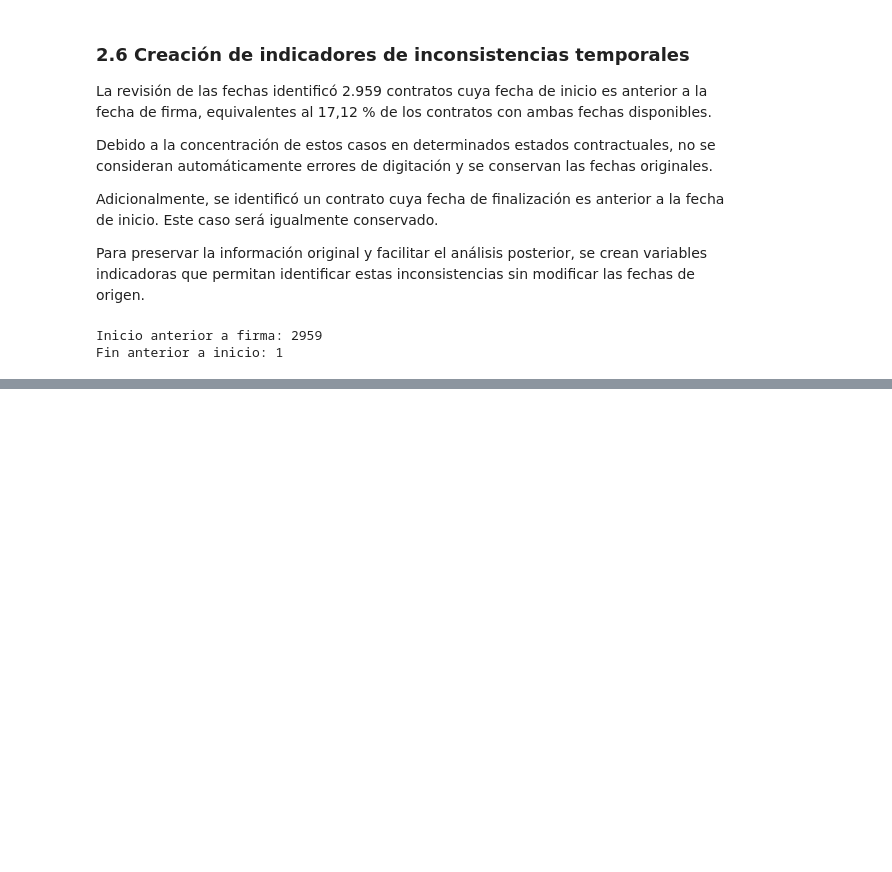
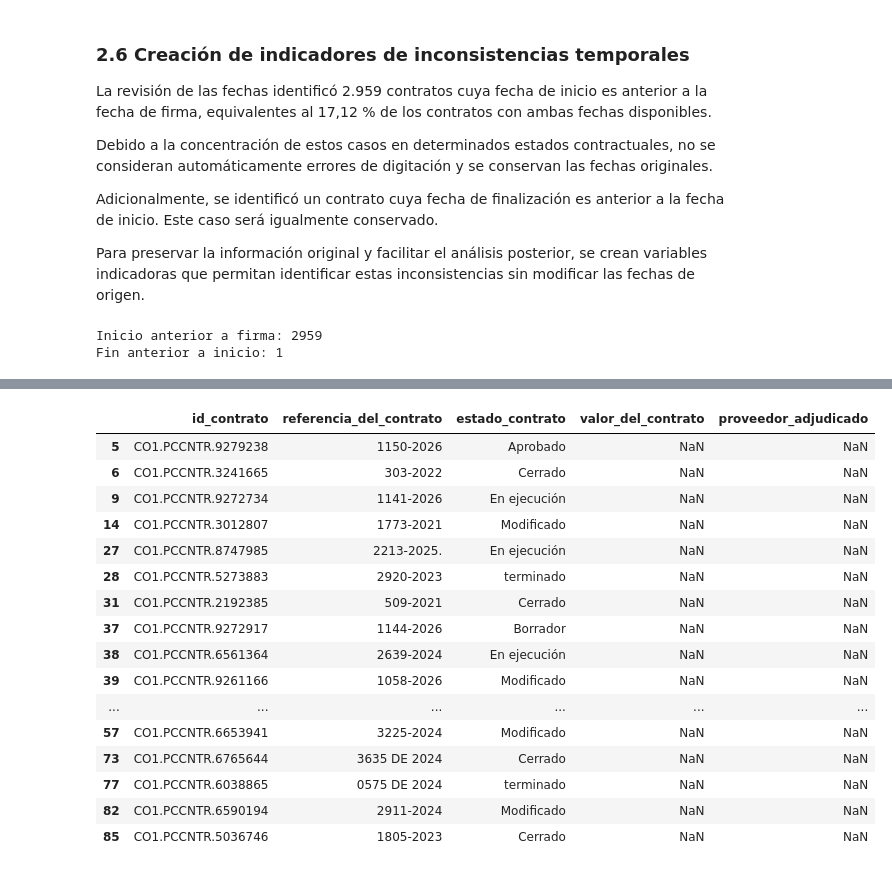
Before and after one commit to caldeeh/proyecto1-analitica-contratacion, a Jupyter notebook: Tarea 2/Pregunta 3/02_limpieza_p3.ipynb, the cells around one changed output, grey strips where cells are left out. Cells and saved outputs as stored; diff of their text form; code cells hidden in the pictures; blank space fills up the shorter version.

Commit message:
Completo el análisis de faltantes estructurales

```diff
--- a/Tarea 2/Pregunta 3/02_limpieza_p3.ipynb
+++ b/Tarea 2/Pregunta 3/02_limpieza_p3.ipynb
@@ -290,0 +757,7 @@ Fin anterior a inicio: 1
+# %%
+# Homologar "Sin Descripcion" como valor faltante
+
+df["proveedor_adjudicado"] = df["proveedor_adjudicado"].replace(
+    "Sin Descripcion",
+    pd.NA
+)
@@ -290,0 +813,37 @@ Fin anterior a inicio: 1
+# %%
+# Identificar el patrón común de faltantes
+
+columnas_4906 = [
+    "nombre_ordenador_del_gasto",
+    "numero_de_cuenta",
+    "tipo_de_cuenta",
+    "el_contrato_puede_ser_prorrogado",
+    "objeto_del_contrato",
+    "nombre_del_banco"
+]
+
+df[df[columnas_4906].isna().all(axis=1)][[
+    "id_contrato",
+    "referencia_del_contrato",
+    "estado_contrato",
+    "valor_del_contrato",
+    "proveedor_adjudicado"
+]].head(20)
+# %% [output]
+|  | id_contrato | referencia_del_contrato | estado_contrato | valor_del_contrato | proveedor_adjudicado |
+| 5 | CO1.PCCNTR.9279238 | 1150-2026 | Aprobado | NaN | NaN |
+| 6 | CO1.PCCNTR.3241665 | 303-2022 | Cerrado | NaN | NaN |
+| 9 | CO1.PCCNTR.9272734 | 1141-2026 | En ejecución | NaN | NaN |
+| 14 | CO1.PCCNTR.3012807 | 1773-2021 | Modificado | NaN | NaN |
+| 27 | CO1.PCCNTR.8747985 | 2213-2025. | En ejecución | NaN | NaN |
+| 28 | CO1.PCCNTR.5273883 | 2920-2023 | terminado | NaN | NaN |
+| 31 | CO1.PCCNTR.2192385 | 509-2021 | Cerrado | NaN | NaN |
+| 37 | CO1.PCCNTR.9272917 | 1144-2026 | Borrador | NaN | NaN |
+| 38 | CO1.PCCNTR.6561364 | 2639-2024 | En ejecución | NaN | NaN |
+| 39 | CO1.PCCNTR.9261166 | 1058-2026 | Modificado | NaN | NaN |
+| ... | ... | ... | ... | ... | ... |
+| 57 | CO1.PCCNTR.6653941 | 3225-2024 | Modificado | NaN | NaN |
+| 73 | CO1.PCCNTR.6765644 | 3635 DE 2024 | Cerrado | NaN | NaN |
+| 77 | CO1.PCCNTR.6038865 | 0575 DE 2024 | terminado | NaN | NaN |
+| 82 | CO1.PCCNTR.6590194 | 2911-2024 | Modificado | NaN | NaN |
+| 85 | CO1.PCCNTR.5036746 | 1805-2023 | Cerrado | NaN | NaN |
```
Also changed, not shown: parts of 36 cells of this notebook.
